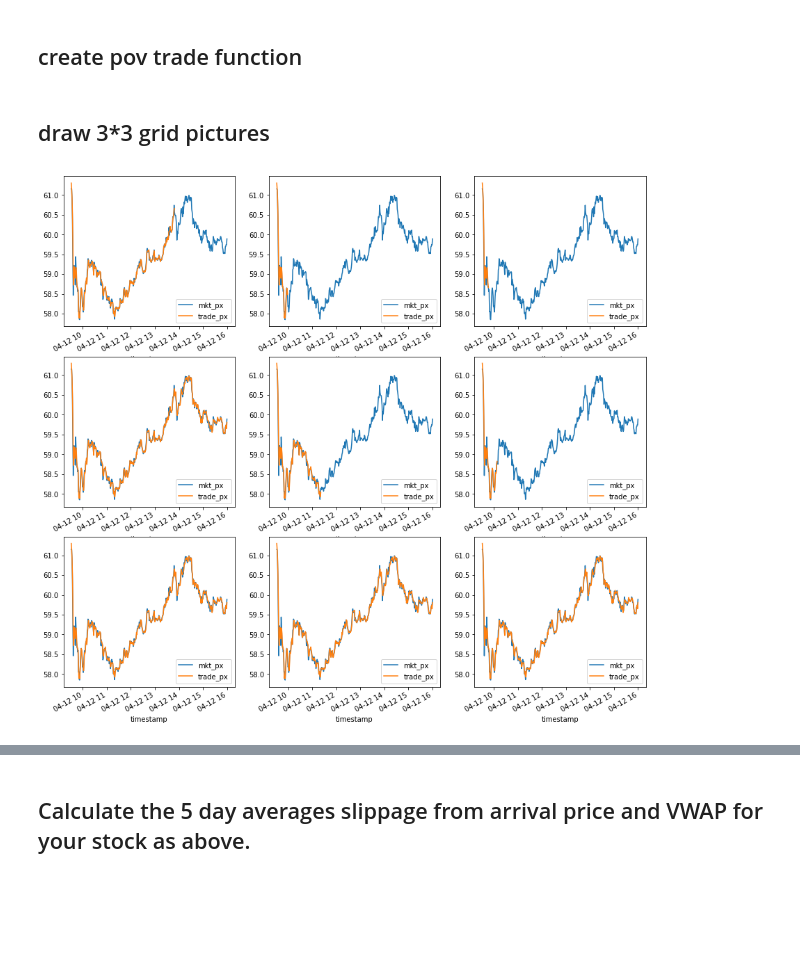
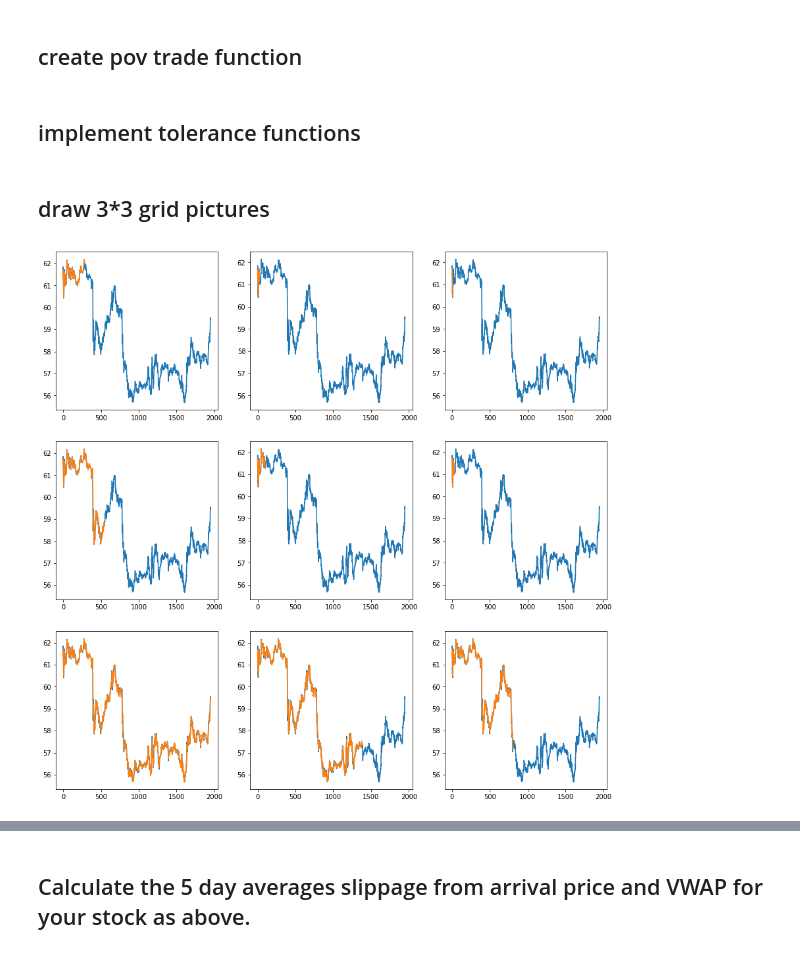
Before and after one commit to franklili3/Python-for-Finance-Engineering, a Jupyter notebook: homework3/homework3.ipynb, the cells around one changed output, grey strips where cells are left out. Cells and saved outputs as stored; diff of their text form; code cells hidden in the pictures; blank space fills up the shorter version.

```diff
--- a/homework3/homework3.ipynb
+++ b/homework3/homework3.ipynb
@@ -34,10 +37,9 @@ import pandas as pd
 # %%
 symbol = 'LYFT'
 day = pd.DataFrame()
-date = '2019-04-12'
 %run getstock.py
 bars = getMinuteStockPrices(symbol)
-day = bars[date]
+day = bars
 def pov_trade(qty, pov):
     # get our market data, plot it to sanity check
     trade_results = pd.DataFrame(index = day.index)
@@ -75,3 +77,5 @@ def pov_trade(qty, pov):
     trade_results['trade_px'] = pd.Series(trades['price'])
     trade_results['trade_shares'] = pd.Series(trades['shares'])
     return trade_results
+# %% [markdown]
+##  implement tolerance functions
@@ -90,36 +94,48 @@ for i in range(len(qty)):
 # %%
 ### Let's look at the trade price
+N = len(day)
+ind = np.arange(N) # the evenly spaced plot indices
 fig, axes = plt.subplots(3, 3, figsize = (15, 15))
 trade_results0 = trade_results_dict[0]
 trade_results0_price = trade_results0.drop('trade_shares', 1)
-trade_results0_price.plot(ax = axes[0, 0])
+axes[0, 0].plot(ind, trade_results0_price.mkt_px)
+axes[0, 0].plot(ind, trade_results0_price.trade_px)
 trade_results1 = trade_results_dict[1]
 trade_results1_price = trade_results1.drop('trade_shares', 1)
-trade_results1_price.plot(ax = axes[0, 1])
+axes[0, 1].plot(ind, trade_results1_price.mkt_px)
+axes[0, 1].plot(ind, trade_results1_price.trade_px)
 trade_results2 = trade_results_dict[2]
 trade_results2_price = trade_results2.drop('trade_shares', 1)
-trade_results2_price.plot(ax = axes[0, 2])
+axes[0, 2].plot(ind, trade_results2_price.mkt_px)
+axes[0, 2].plot(ind, trade_results2_price.trade_px)
 trade_results3 = trade_results_dict[3]
 trade_results3_price = trade_results3.drop('trade_shares', 1)
-trade_results3_price.plot(ax = axes[1, 0])
+axes[1, 0].plot(ind, trade_results3_price.mkt_px)
+axes[1, 0].plot(ind, trade_results3_price.trade_px)
 trade_results4 = trade_results_dict[4]
 trade_results4_price = trade_results4.drop('trade_shares', 1)
-trade_results4_price.plot(ax = axes[1, 1])
+axes[1, 1].plot(ind, trade_results4_price.mkt_px)
+axes[1, 1].plot(ind, trade_results4_price.trade_px)
 trade_results5 = trade_results_dict[5]
 trade_results5_price = trade_results5.drop('trade_shares', 1)
-trade_results5_price.plot(ax = axes[1, 2])
+axes[1, 2].plot(ind, trade_results5_price.mkt_px)
+axes[1, 2].plot(ind, trade_results5_price.trade_px)
 trade_results6 = trade_results_dict[6]
 trade_results6_price = trade_results6.drop('trade_shares', 1)
-trade_results6_price.plot(ax = axes[2, 0])
+axes[2, 0].plot(ind, trade_results6_price.mkt_px)
+axes[2, 0].plot(ind, trade_results6_price.trade_px)
 trade_results7 = trade_results_dict[7]
 trade_results7_price = trade_results7.drop('trade_shares', 1)
-trade_results7_price.plot(ax = axes[2, 1])
+axes[2, 1].plot(ind, trade_results7_price.mkt_px)
+axes[2, 1].plot(ind, trade_results7_price.trade_px)
 trade_results8 = trade_results_dict[8]
 trade_results8_price = trade_results8.drop('trade_shares', 1)
-trade_results8_price.plot(ax = axes[2, 2])
+axes[2, 2].plot(ind, trade_results8_price.mkt_px)
+axes[2, 2].plot(ind, trade_results8_price.trade_px)
+
 plt.show()
 # %% [output]
-[figure, old version]
+[figure, new version]
 # %%
 ### Let's look at the trade sizes
 fig, ax = plt.subplots(3, 3, figsize = (15, 15))
```
Also changed, not shown: parts of 8 cells of this notebook.
